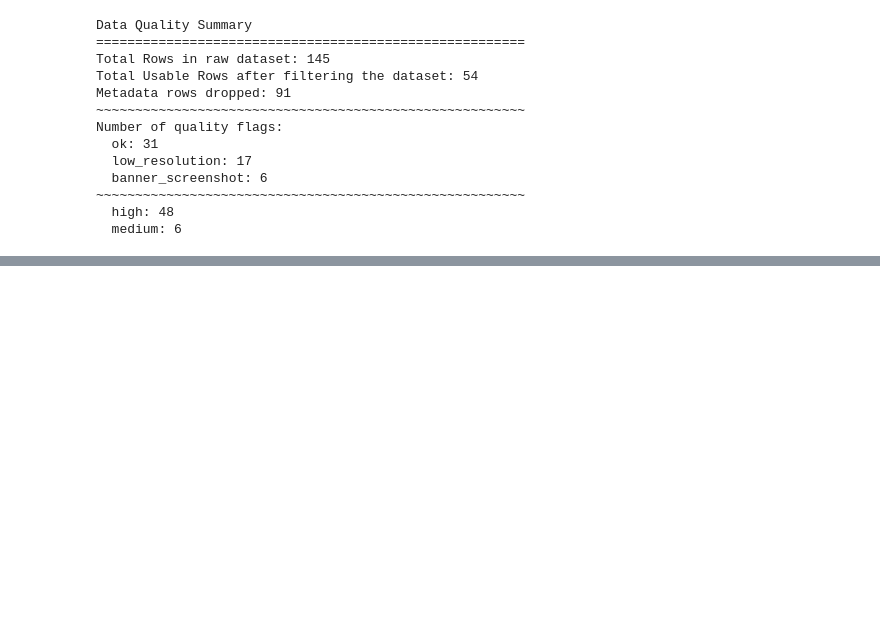
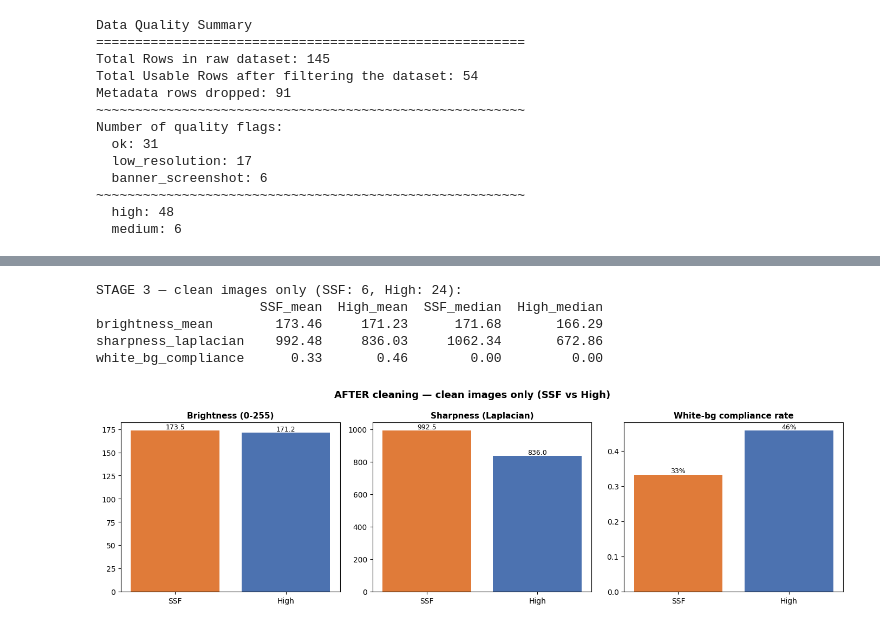
Before and after one commit to MichaelZimm20/xn-sitstayforever-semantic-attention, a Jupyter notebook: notebooks/xn_sitstayforever_data_and_features.ipynb, the cells around one changed output, grey strips where cells are left out. Saved outputs shown, nothing was run; the diff lists cells and outputs as text; code cells hidden in the pictures; blank space fills up the shorter version.

```diff
--- a/notebooks/xn_sitstayforever_data_and_features.ipynb
+++ b/notebooks/xn_sitstayforever_data_and_features.ipynb
@@ -400,0 +480,26 @@ Number of quality flags:
+# %%
+# Keep quality_flag == 'ok' to drop low-res and banner images that
+# distort brightness/sharpness. Medium keeps only 1 clean image,
+# so the comparison focuses on SSF vs High competitors.
+ssf_ok  = ssf[ssf['quality_flag'] == 'ok'].copy()
+high_ok = high_comp[high_comp['quality_flag'] == 'ok'].copy()
+
+clean_summary = pd.DataFrame({
+    'SSF_mean':    ssf_ok[HEADLINE].mean(),
+    'High_mean':   high_ok[HEADLINE].mean(),
+    'SSF_median':  ssf_ok[HEADLINE].median(),
+    'High_median': high_ok[HEADLINE].median(),
+})
+print(f'STAGE 3 — clean images only (SSF: {len(ssf_ok)}, High: {len(high_ok)}):')
+print(clean_summary.round(2))
+
+plot_headline({'SSF': ssf_ok, 'High': high_ok},
+              ['#E07B39', '#4C72B0'],
+              'AFTER cleaning — clean images only (SSF vs High)')
+# %% [output]
+STAGE 3 — clean images only (SSF: 6, High: 24):
+                     SSF_mean  High_mean  SSF_median  High_median
+brightness_mean        173.46     171.23      171.68       166.29
+sharpness_laplacian    992.48     836.03     1062.34       672.86
+white_bg_compliance      0.33       0.46        0.00         0.00
+[figure, added]
```
Also changed, not shown: parts of 12 cells of this notebook.
